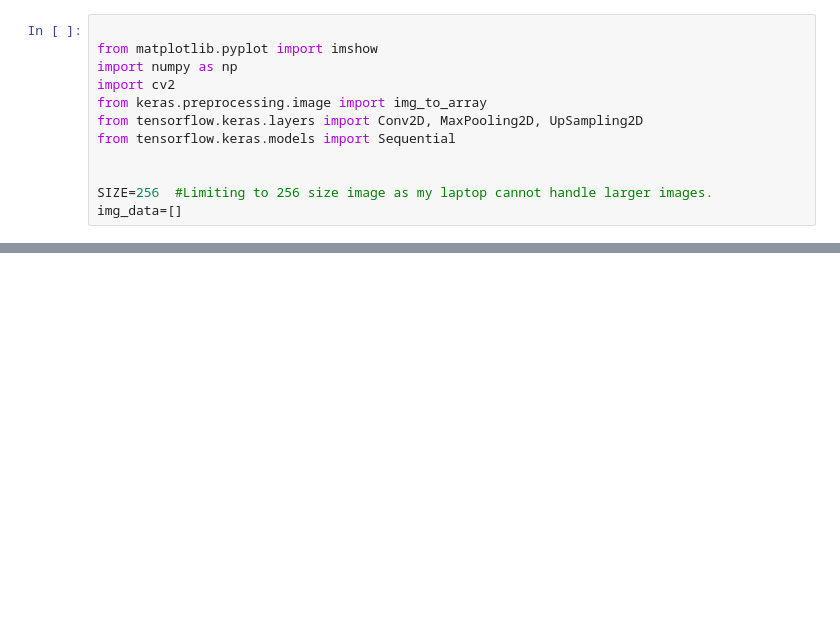
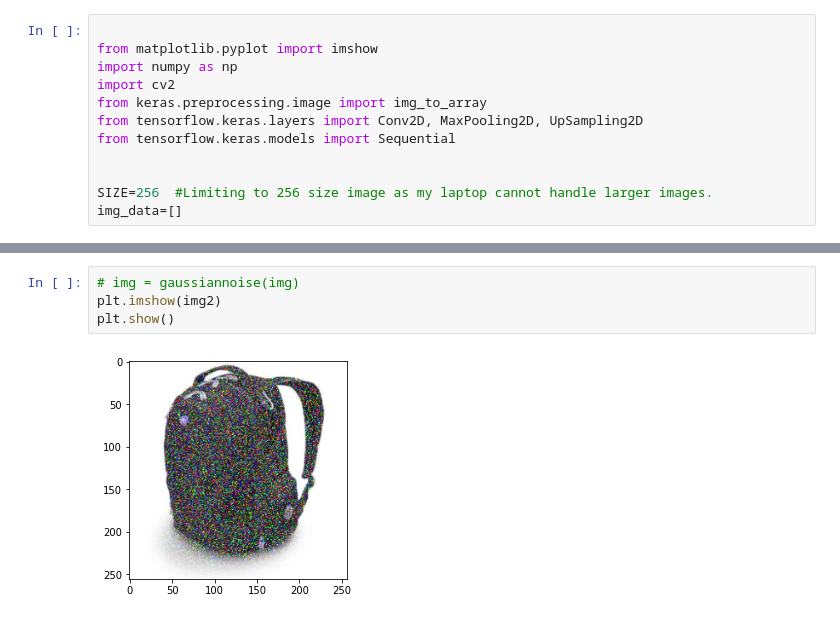
Before and after one commit to snehasharma76/RESEARCHPAPER, a Jupyter notebook: Autoencode_singleimage.ipynb, the cells around one changed output, grey strips where cells are left out. Drawn from its saved outputs; the diff is of its cells as text; blank space fills up the shorter version.

```diff
--- a/Autoencode_singleimage.ipynb
+++ b/Autoencode_singleimage.ipynb
@@ -40,0 +54,6 @@ img_data2.append(img_to_array(img2))
+# %%
+# img = gaussiannoise(img)
+plt.imshow(img2)
+plt.show()
+# %% [output]
+[figure, added]
```
Also changed, not shown: parts of 8 cells of this notebook.
